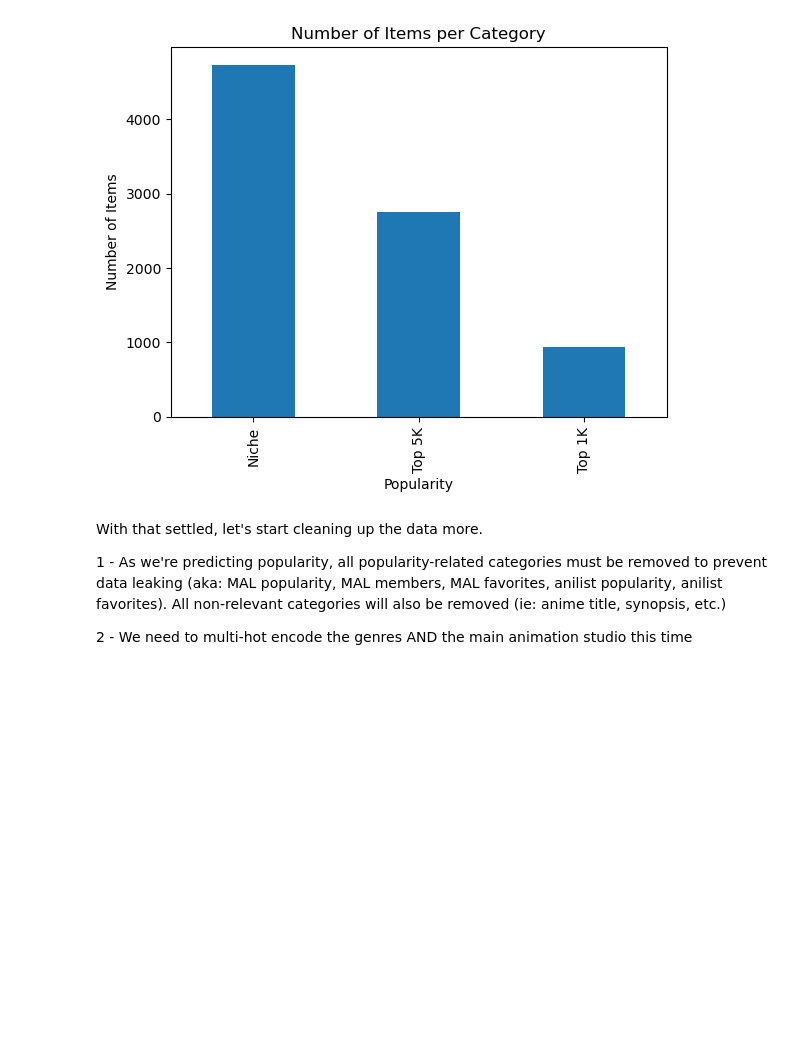
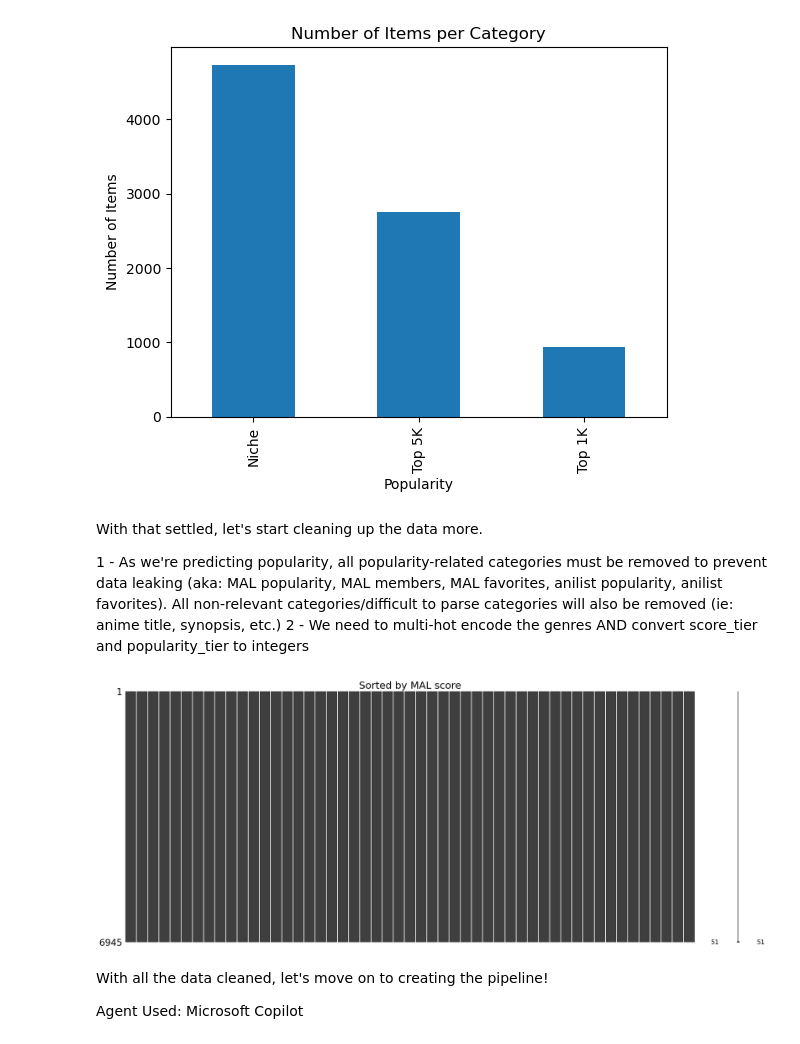
Before and after one commit to Lu-Rin-e/CS5324-Machine-Learning-Labs, a Jupyter notebook: Lab3.ipynb, the cells around one changed output. Drawn from its saved outputs; the diff is of its cells as text; code cells hidden in the pictures; blank space fills up the shorter version.

Commit message:
Continuing with Question 2
Finished data cleanup; moving on to pipeline architecture

```diff
--- a/Lab3.ipynb
+++ b/Lab3.ipynb
@@ -78,42 +78,70 @@ plt.show()
 # %% [markdown]
 With that settled, let's start cleaning up the data more.
 
-1 - As we're predicting popularity, all popularity-related categories must be removed to prevent data leaking (aka: MAL popularity, MAL members, MAL favorites, anilist popularity, anilist favorites). All non-relevant categories will also be removed (ie: anime title, synopsis, etc.)
-
-2 - We need to multi-hot encode the genres AND the main animation studio this time
+1 - As we're predicting popularity, all popularity-related categories must be removed to prevent data leaking (aka: MAL popularity, MAL members, MAL favorites, anilist popularity, anilist favorites). All non-relevant categories/difficult to parse categories will also be removed (ie: anime title, synopsis, etc.)
+2 - We need to multi-hot encode the genres AND convert score_tier and popularity_tier to integers
 # %%
-keep_cols = ['type', 'source', 'status','age_rating','season', 'year', 'episodes','duration_min', 'mal_score', 'anilist_score', 'score_gap_mal_anilist','studio_main', 'num_platforms', 'genres']
+keep_cols = ['type', 'source', 'status','age_rating','season', 'year', 'episodes','duration_min', 'mal_score', 'anilist_score', 'score_gap_mal_anilist','studio_main', 'num_platforms', 'score_tier', 'popularity_tier', 'genres']
 df = df[keep_cols]
-
+# Drop rows with missing values
+df = df.dropna(subset=keep_cols)
 #Multi-hot Encoding the Genres; they are currently one object
 from sklearn.preprocessing import MultiLabelBinarizer
 
 genre_lists = df['genres'].str.split('|').apply(lambda lst: [g.strip() for g in lst])
 
 mlb = MultiLabelBinarizer()
 genre_encoded = pd.DataFrame(
     mlb.fit_transform(genre_lists),
     columns=mlb.classes_,
     index=df.index
 )
 
 # The dataset combined MAL Themes, MAL Genres, and Demographics into genres. Just keeping the Genres and Demographics
 genres_to_keep = [
     'Action', 'Adventure', 'Avant Garde', 'Boys Love',
     'Comedy', 'Drama', 'Fantasy', 'Girls Love', 'Gourmet', 'Horror',
     'Mystery', 'Romance', 'Sci-Fi', 'Slice of Life', 'Sports',
     'Supernatural', 'Suspense', 'Josei', 'Kids', 'Seinen', 'Shoujo', 'Shounen'
 ]
 
+# Filtering the encoded columns before merging into dataframe
+genre_encoded = genre_encoded[[col for col in genre_encoded.columns if col in genres_to_keep]]
+
+df = pd.concat([df, genre_encoded], axis=1)
+
+
 
 #Getting rid of old genres column
 del df['genres']
 
 
 # One-hot encode type and source (currently strings)
 df = pd.get_dummies(df, columns=['type', 'source'], drop_first=True)
 
+#Encode popularity tier and score tier
+
+score_map = {"Poor": 0, "Average": 1, "Good": 2, "Great": 3, "Masterpiece": 4}
+
+
+df["score_tier_int"] = df["score_tier"].map(score_map)
+
+
+#Now, we can remove the old score tier
+del df['score_tier']
 
 
 #Checking what the cleaned data looks like
 df.to_csv('animecleaned3.csv', index=False)
+
+#Checking to make sure there is no missing data
+import missingno as mn
+mn.matrix(df.sort_values(by=['mal_score']))
+plt.title("Sorted by MAL score", fontsize=22)
+plt.show()
+# %% [output]
+[figure, added]
+# %% [markdown]
+With all the data cleaned, let's move on to creating the pipeline!
+
+Agent Used: Microsoft Copilot
```
Also changed, not shown: parts of 1 cell of this notebook, 1 other file.
